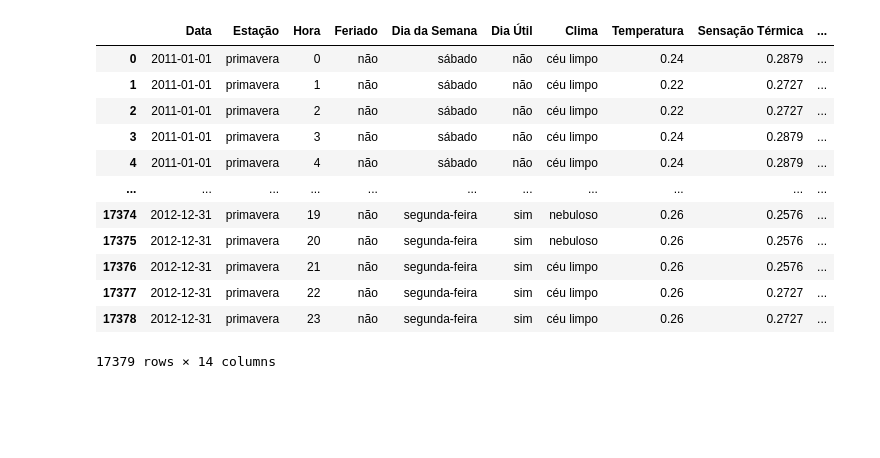
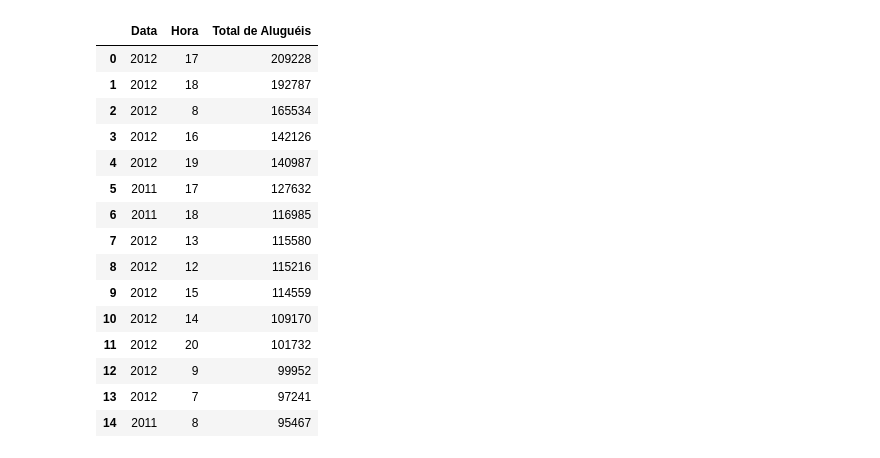
Before and after one commit to luh-s/DashBoard_Bikes, a Jupyter notebook: Tratamento.ipynb, the cells around one changed output. Saved outputs shown, nothing was run; the diff lists cells and outputs as text; code cells hidden in the pictures; blank space fills up the shorter version.

```diff
--- a/Tratamento.ipynb
+++ b/Tratamento.ipynb
@@ -3,8 +3,14 @@ import pandas as pd
 import matplotlib.pyplot as plt
 import seaborn as sns
 
+
+##DEFINIÇÃO DO DATASET##
 df = pd.read_csv("Bike Sharing Dataset.csv")
 
+
+##INICIO DE TRADUÇÃO##
+
+##COLUNAS##
 df = df.rename(columns={
     "yr": "Ano",
     "mnth": "Mês",
@@ -24,13 +30,11 @@ df = df.rename(columns={
     "cnt": "Total de Aluguéis"
 })
 
-df["Data"] = pd.to_datetime(df["Data"], dayfirst=True).dt.date
+##MUDANÇA DE TIPO DE DADO DA COLUNA DATA E NOMEANDO ANOS##
+df["Data"] = pd.to_datetime(df["Data"], dayfirst=True)
 
-df["Ano"] = df["Ano"].replace({
-    0: 2011,
-    1: 2012
-})
 
+##TRADUÇÃO DE DADOS DAS COLUNAS##
 df["Mês"] = df["Mês"].replace({
     "january": "janeiro",
     "february": "fevereiro",
@@ -79,30 +83,35 @@ df["Clima"] = df["Clima"].replace({
     "light rain": "chuva leve",
     "heavy rain": "chuva forte"
 })
+##FIM DA TRADUÇÃO##
 
-pico_horario = df.groupby("Hora")["Total de Aluguéis"].sum()
-pico_horario.sort_values(ascending=False).reset_index()
 clima_total = df.groupby("Clima")["Total de Aluguéis"].sum().reset_index()
 
+##DROP DE COLUNAS DESNECESSÁRIAS##
 df = df.drop(columns=["instant"])
 df = df.drop(columns=["Ano"])
 df = df.drop(columns=["Mês"])
 
-df["Temperatura"]
-
-
-df.groupby("Estação")["Temperatura"].mean()
+##CRIAÇÃO DO DATASET TRATADO##
+df.to_csv("bike_tratado.csv",index=False)
-# %% [output]
-|  | Data | Estação | Hora | Feriado | Dia da Semana | Dia Útil | Clima | Temperatura | Sensação Térmica | ... |
-| 0 | 2011-01-01 | primavera | 0 | não | sábado | não | céu limpo | 0.24 | 0.2879 | ... |
-| 1 | 2011-01-01 | primavera | 1 | não | sábado | não | céu limpo | 0.22 | 0.2727 | ... |
-| 2 | 2011-01-01 | primavera | 2 | não | sábado | não | céu limpo | 0.22 | 0.2727 | ... |
-| 3 | 2011-01-01 | primavera | 3 | não | sábado | não | céu limpo | 0.24 | 0.2879 | ... |
-| 4 | 2011-01-01 | primavera | 4 | não | sábado | não | céu limpo | 0.24 | 0.2879 | ... |
-| ... | ... | ... | ... | ... | ... | ... | ... | ... | ... | ... |
-| 17374 | 2012-12-31 | primavera | 19 | não | segunda-feira | sim | nebuloso | 0.26 | 0.2576 | ... |
-| 17375 | 2012-12-31 | primavera | 20 | não | segunda-feira | sim | nebuloso | 0.26 | 0.2576 | ... |
-| 17376 | 2012-12-31 | primavera | 21 | não | segunda-feira | sim | céu limpo | 0.26 | 0.2576 | ... |
-| 17377 | 2012-12-31 | primavera | 22 | não | segunda-feira | sim | céu limpo | 0.26 | 0.2727 | ... |
-| 17378 | 2012-12-31 | primavera | 23 | não | segunda-feira | sim | céu limpo | 0.26 | 0.2727 | ... |
-17379 rows × 14 columns
+# %%
+##3 PICO POR ANO E HORA##
+pico_horario = df.groupby([df["Data"].dt.year,"Hora"])["Total de Aluguéis"].sum()
+pico_horario.sort_values(ascending=False).reset_index().head(15)
+# %% [output]
+|  | Data | Hora | Total de Aluguéis |
+| 0 | 2012 | 17 | 209228 |
+| 1 | 2012 | 18 | 192787 |
+| 2 | 2012 | 8 | 165534 |
+| 3 | 2012 | 16 | 142126 |
+| 4 | 2012 | 19 | 140987 |
+| 5 | 2011 | 17 | 127632 |
+| 6 | 2011 | 18 | 116985 |
+| 7 | 2012 | 13 | 115580 |
+| 8 | 2012 | 12 | 115216 |
+| 9 | 2012 | 15 | 114559 |
+| 10 | 2012 | 14 | 109170 |
+| 11 | 2012 | 20 | 101732 |
+| 12 | 2012 | 9 | 99952 |
+| 13 | 2012 | 7 | 97241 |
+| 14 | 2011 | 8 | 95467 |
```
Also changed, not shown: parts of 9 cells of this notebook.
